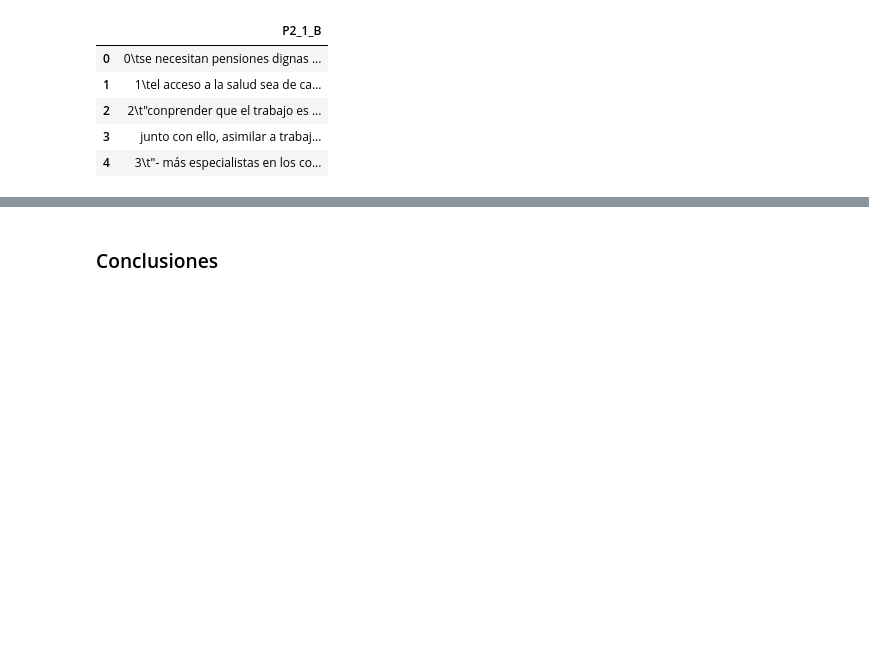
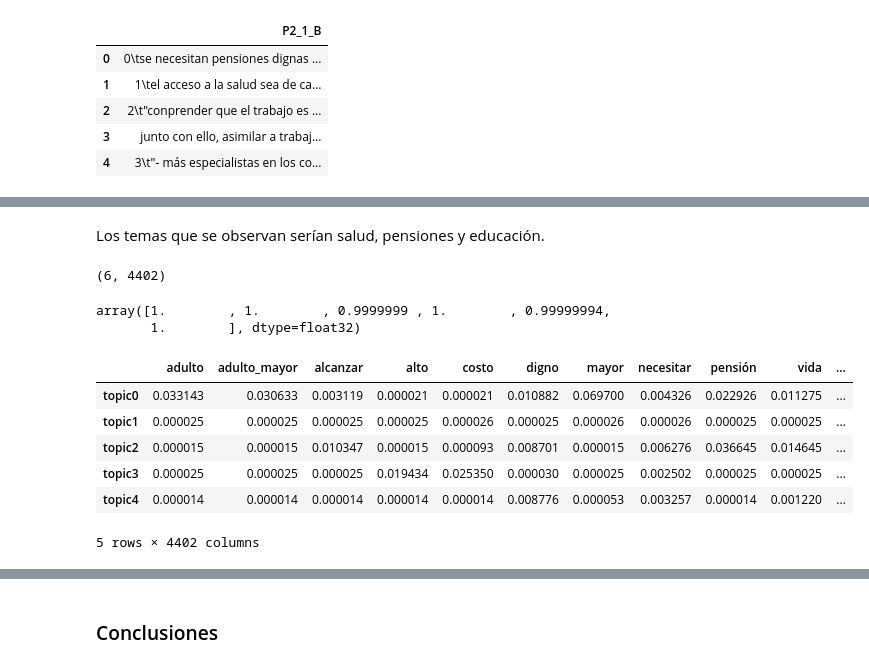
Before and after one commit to principioincertidumbre/Procesamiento-Lenguaje-Natural, a Jupyter notebook: Tarea_2/Notebook/tarea2_sofia_vits.ipynb, the cells around one changed output, grey strips where cells are left out. Drawn from its saved outputs; the diff is of its cells as text; code cells hidden in the pictures; blank space fills up the shorter version.

```diff
--- a/Tarea_2/Notebook/tarea2_sofia_vits.ipynb
+++ b/Tarea_2/Notebook/tarea2_sofia_vits.ipynb
@@ -164,0 +343,3 @@ ecqq.to_csv('ecqq_preprocesado.csv',sep='\t', index=False)
+# %%
+# Bag-of-words representation of the documents.
+dtm_gensim = [dict_corpus.doc2bow(i) for i in corpus]
@@ -164,0 +354,2 @@ ecqq.to_csv('ecqq_preprocesado.csv',sep='\t', index=False)
+# %%
+lda_gensim = gensim.models.ldamodel.LdaModel
@@ -164,0 +373,23 @@ ecqq.to_csv('ecqq_preprocesado.csv',sep='\t', index=False)
+# %% [markdown]
+Los temas que se observan serían salud, pensiones y educación.
+# %%
+ldamodel_gensim.get_topics().shape
+# %% [output]
+(6, 4402)
+# %%
+ldamodel_gensim.get_topics().sum(axis=1)
+# %% [output]
+array([1.        , 1.        , 0.9999999 , 1.        , 0.99999994,
+       1.        ], dtype=float32)
+# %%
+df_topic_term = pd.DataFrame(ldamodel_gensim.get_topics(), columns=ldamodel_gensim.id2word.values(), index=[f'topic{i}' for i in range(ldamodel_gensim.num_topics)])
+# %%
+df_topic_term.head()
+# %% [output]
+|  | adulto | adulto_mayor | alcanzar | alto | costo | digno | mayor | necesitar | pensión | vida | ... |
+| topic0 | 0.033143 | 0.030633 | 0.003119 | 0.000021 | 0.000021 | 0.010882 | 0.069700 | 0.004326 | 0.022926 | 0.011275 | ... |
+| topic1 | 0.000025 | 0.000025 | 0.000025 | 0.000025 | 0.000026 | 0.000025 | 0.000026 | 0.000026 | 0.000025 | 0.000025 | ... |
+| topic2 | 0.000015 | 0.000015 | 0.010347 | 0.000015 | 0.000093 | 0.008701 | 0.000015 | 0.006276 | 0.036645 | 0.014645 | ... |
+| topic3 | 0.000025 | 0.000025 | 0.000025 | 0.019434 | 0.025350 | 0.000030 | 0.000025 | 0.002502 | 0.000025 | 0.000025 | ... |
+| topic4 | 0.000014 | 0.000014 | 0.000014 | 0.000014 | 0.000014 | 0.008776 | 0.000053 | 0.003257 | 0.000014 | 0.001220 | ... |
+5 rows × 4402 columns
```
Also changed, not shown: parts of 79 cells of this notebook.
